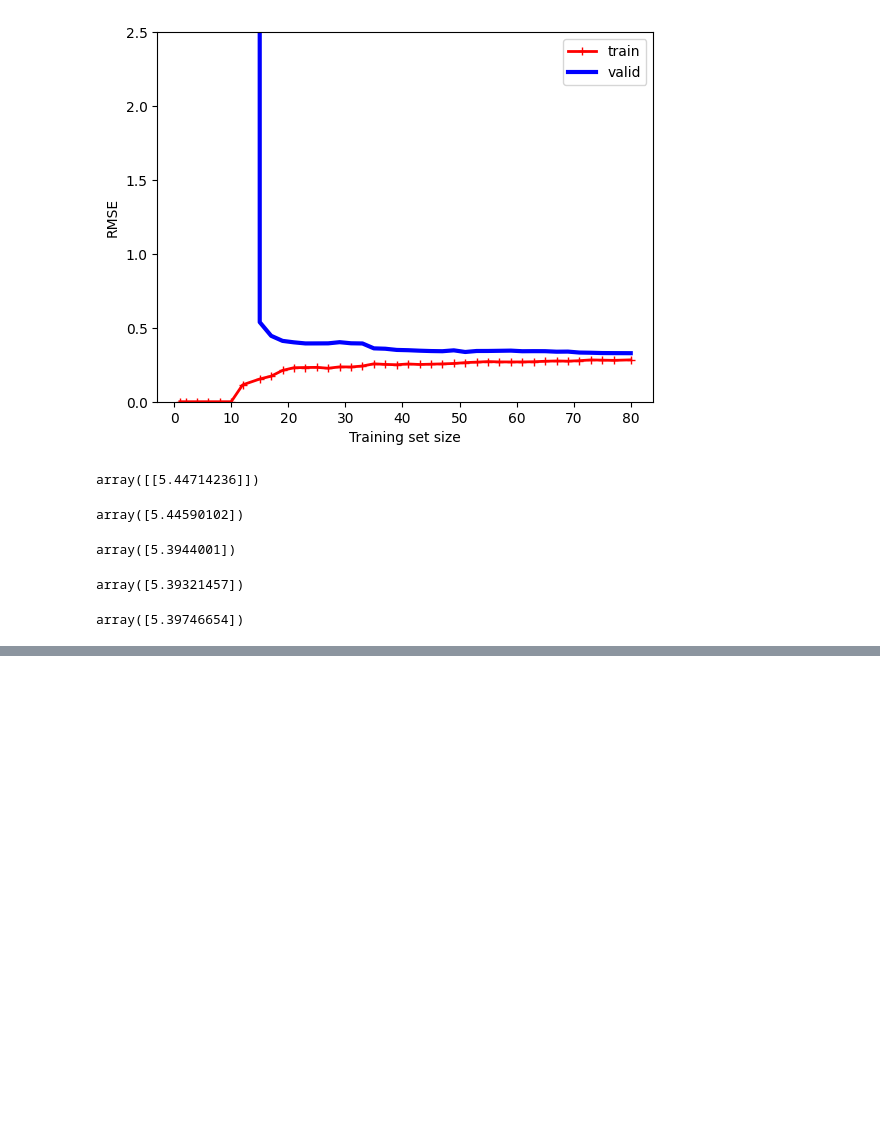
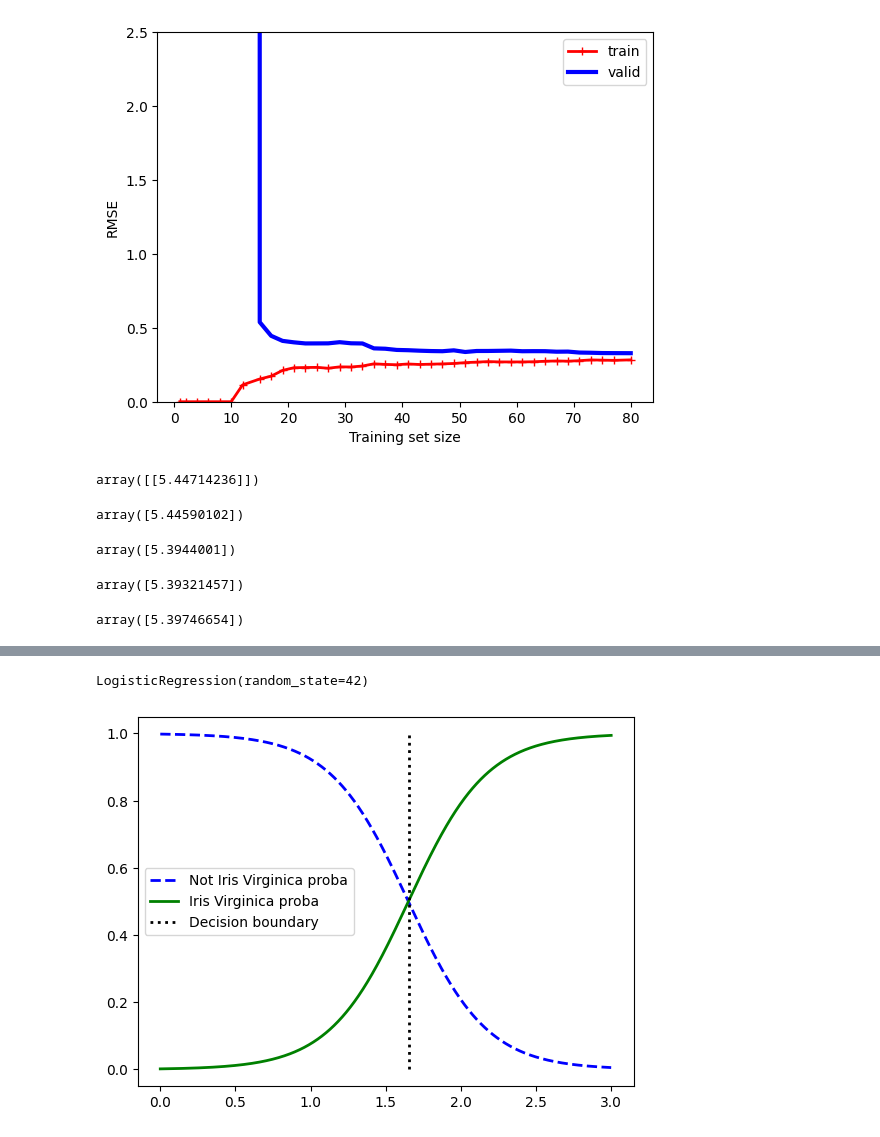
Before and after one commit to seshouan/Hands_on_ML, a Jupyter notebook: 4_training-models.ipynb, the cells around one changed output, grey strips where cells are left out. Saved outputs shown, nothing was run; the diff lists cells and outputs as text; code cells hidden in the pictures; blank space fills up the shorter version.

Commit message:
implemented log regression to determine iris flower type

```diff
--- a/4_training-models.ipynb
+++ b/4_training-models.ipynb
@@ -249,3 +249,13 @@ best_valid_rmse = float('inf')
 #     if val_error < best_valid_rmse:
 #         best_valid_rmse = val_error
 #         best_model = deepcopy(sgd_reg)
+# %%
+# classify Iris Virginica
+# load the data and look at it
+from sklearn.datasets import load_iris
+
+iris = load_iris(as_frame=True)
+print(list(iris))
+print(iris.data.head(3))
+print(iris.target.head(3))
+print(iris.target_names)
@@ -251,0 +273,26 @@ best_valid_rmse = float('inf')
+# %%
+# split the data and train a log regression
+from sklearn.linear_model import LogisticRegression
+from sklearn.model_selection import train_test_split
+
+X = iris.data[['petal width (cm)']].values
+y = iris.target_names[iris.target] == 'virginica'
+X_train, X_test, y_train, y_test = train_test_split(X, y, random_state=42)
+
+log_reg = LogisticRegression(random_state=42)
+log_reg.fit(X_train, y_train)
+# %% [output]
+LogisticRegression(random_state=42)
+# %%
+# observe the model's probability estimations
+X_new = np.linspace(0, 3, 1000).reshape(-1, 1)
+y_proba = log_reg.predict_proba(X_new)
+decision_boundary = X_new[y_proba[:, 1] >= 0.5][0, 0]
+
+plt.plot(X_new, y_proba[:, 0], 'b--', linewidth=2, label='Not Iris Virginica proba')
+plt.plot(X_new, y_proba[:, 1], 'g-', linewidth=2, label='Iris Virginica proba')
+plt.plot([decision_boundary, decision_boundary], [0, 1], 'k:', linewidth=2, label='Decision boundary')
+plt.legend()
+plt.show()
+# %% [output]
+[figure, added]
```
Also changed, not shown: parts of 1 cell of this notebook.
